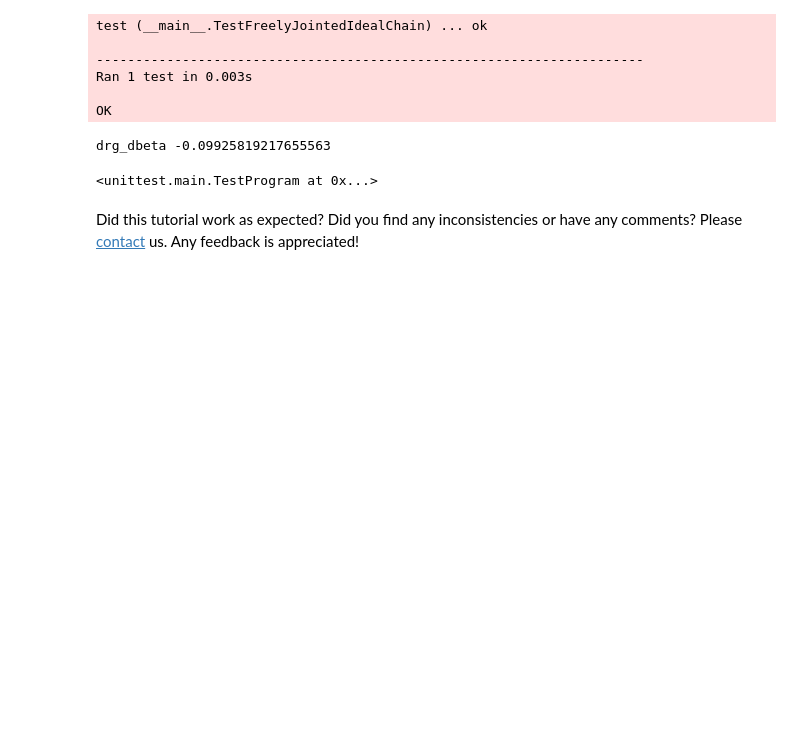
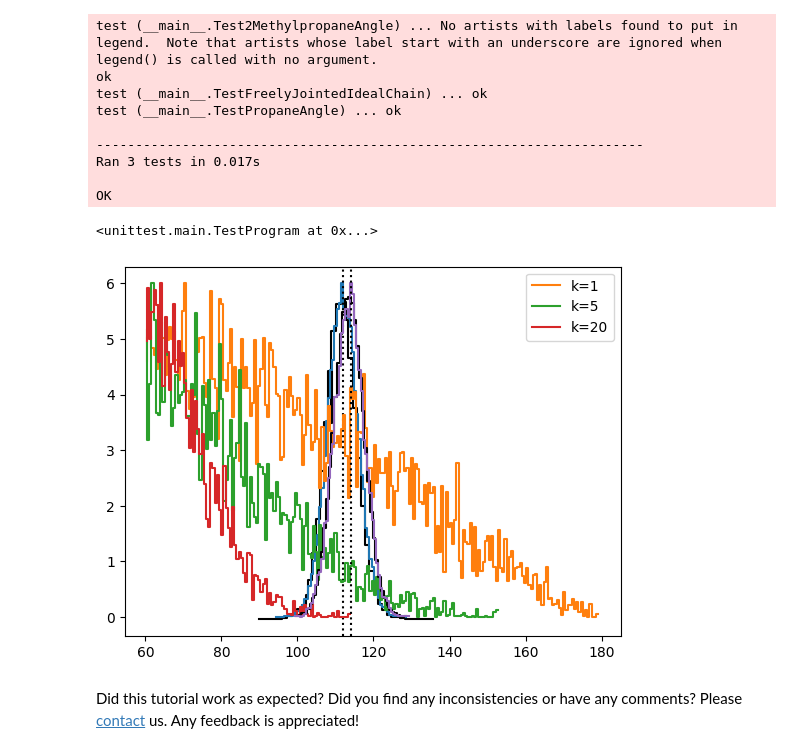
Before and after one commit to hhatch/feasst, a Jupyter notebook: plugin/chain/tutorial/tutorial_5_branching.ipynb, the cells around one changed output. Saved outputs shown, nothing was run; the diff lists cells and outputs as text; code cells hidden in the pictures; blank space fills up the shorter version.

Commit message:
chain tut 5

```diff
--- a/plugin/chain/tutorial/tutorial_5_branching.ipynb
+++ b/plugin/chain/tutorial/tutorial_5_branching.ipynb
@@ -14,0 +124,3 @@ Where the equilibrium angles are all 60 degrees but the harmonic angle potential
+# %%
+params['prefix'] = params['molecule'] = 'propane'
+run_sim(params)
@@ -117,0 +224,8 @@ Run num_trials 100000.0
+# %%
+# run simulations
+ks = [1, 5, 20]
+for k in ks:
+    params['k'] = k
+    params['prefix'] = "branchk" + str(params['k'])
+    params['molecule'] = 'floppy_branch'
+    run_sim(params)
@@ -118,48 +250,28 @@ Run num_trials 100000.0
 # %%
-def rg_fit(beta, beta1, rg1, der1):
-    return rg1 + (beta - beta1)*der1
-
 class TestFreelyJointedIdealChain(unittest.TestCase):
     def test(self):
-        taylor2001 = pd.read_csv('../test/data/taylor2001rg.csv', header=None)
-        #print(taylor2001)
-        rgdf = pd.read_csv('chain5rg.txt')
-        endf = pd.read_csv('chain5en.txt')
-        rg = rgdf['average'].values[0]
-        en = endf['average'].values[0]
-        self.assertAlmostEqual(rg, np.sqrt(0.88), delta=0.01)
-        self.assertAlmostEqual(en, -2.04, delta=0.06)
-        rg_en = rgdf['rgu'].values[0]
-        drg_dbeta = rg*en - rg_en
-        self.assertAlmostEqual(drg_dbeta, -0.186/2, delta=0.01)
-        print('drg_dbeta', drg_dbeta)
-
-#         import matplotlib.pyplot as plt
-#         plt.scatter(params['beta'], rg, label='explicit sim')
-#         plt.plot(1./taylor2001[0], np.sqrt(taylor2001[1]), label='taylor2001')
-#         plt.plot(1./taylor2001[0],
-#                  rg_fit(beta=1./taylor2001[0],
-#                         beta1=params['beta'],
-#                         rg1=rg,
-#                         der1=drg_dbeta),
-#                  label='1st order extrapolation')
-#         plt.xscale('log')
-#         plt.ylim([0.2, 1.3])
-#         plt.legend()
-#         plt.xlabel(r'$\beta$', fontsize=16)
-#         plt.ylabel(r'$R_g$', fontsize=16)
-#         plt.show()
-
+        for k in ks:
+            params['k'] = k
+            update_params(params)
+            df = pd.read_csv("branchk"+str(k)+'_bonds.txt', skiprows=10, header=None)
+            df[1] *= 6/df[1].max()
+            #print(df)
+            plt.step(df[0]/np.pi*180, df[1], label='k='+str(k))
+            #plt.axvline(60, color='black', linestyle='dotted')
+        plt.legend()
 
 unittest.main(argv=[''], verbosity=2, exit=False)
 # %% [output]
+test (__main__.Test2MethylpropaneAngle) ... No artists with labels found to put in legend.  Note that artists whose label start with an underscore are ignored when legend() is called with no argument.
+ok
 test (__main__.TestFreelyJointedIdealChain) ... ok
+test (__main__.TestPropaneAngle) ... ok
 
 ----------------------------------------------------------------------
-Ran 1 test in 0.003s
+Ran 3 tests in 0.017s
 
 OK
-drg_dbeta -0.09925819217655563
+<unittest.main.TestProgram at 0x...>
-<unittest.main.TestProgram at 0x...>
+[figure, added]
 # %% [markdown]
 Did this tutorial work as expected? Did you find any inconsistencies or have any comments? Please [contact](../../../CONTACT.rst) us. Any feedback is appreciated!
```
Also changed, not shown: parts of 7 cells of this notebook, 3 other files.
